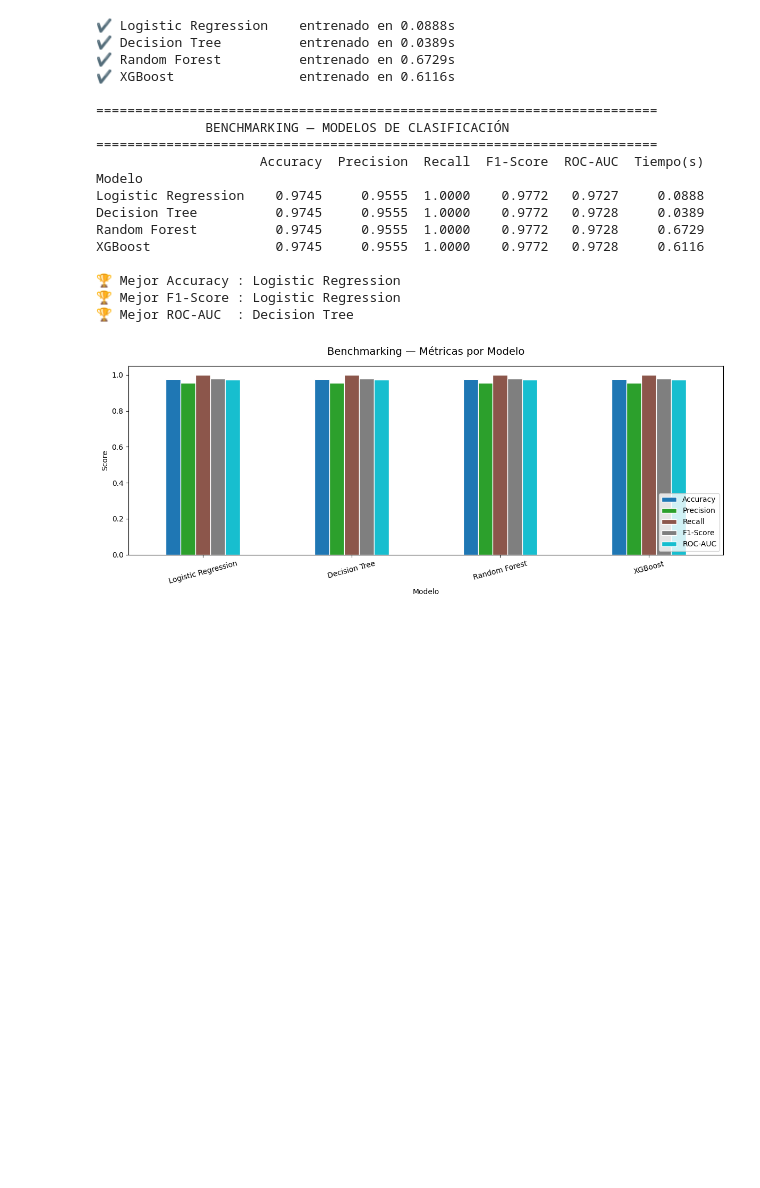
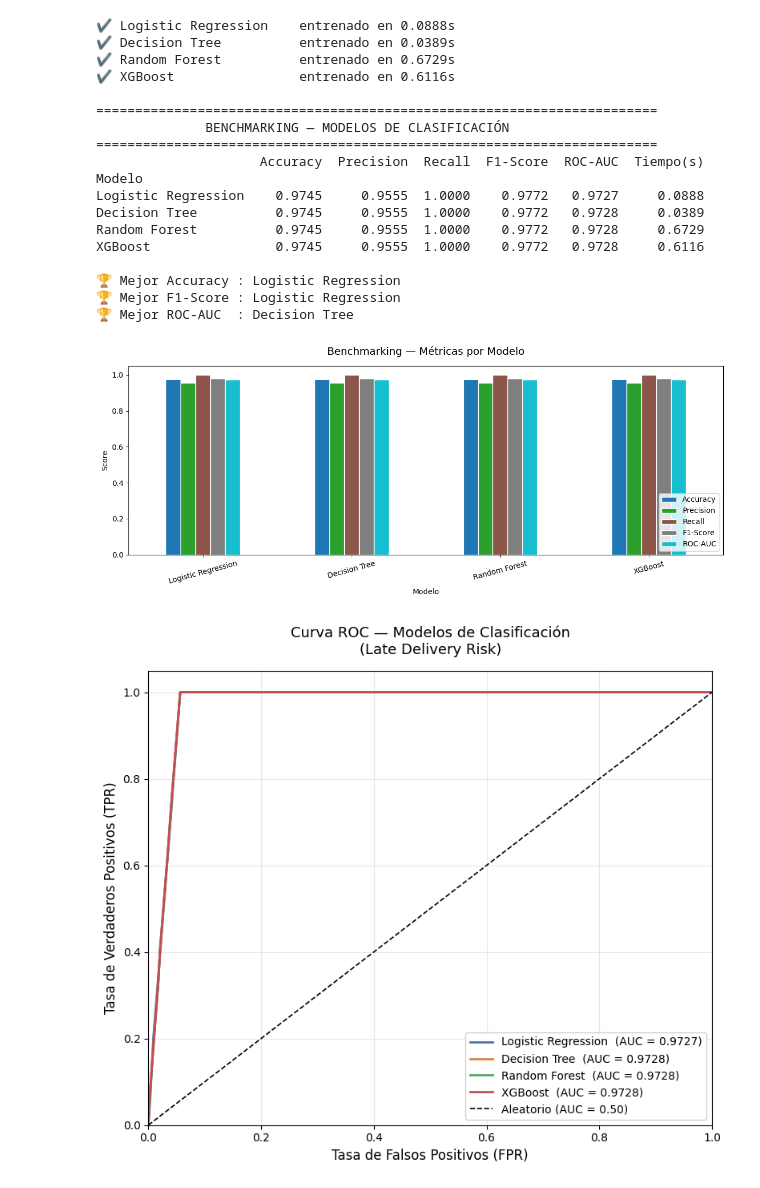
Before and after one commit to gonzakayunawel/SIID, a Jupyter notebook: notebooks/03.model.ipynb, the cells around one changed output. Cells and saved outputs as stored; diff of their text form; code cells hidden in the pictures; blank space fills up the shorter version.

```diff
--- a/notebooks/03.model.ipynb
+++ b/notebooks/03.model.ipynb
@@ -440,3 +449,59 @@ XGBoost                0.9745     0.9555  1.0000    0.9772   0.9728     0.6116
 🏆 Mejor F1-Score : Logistic Regression
 🏆 Mejor ROC-AUC  : Decision Tree
 [figure]
+# %%
+from sklearn.ensemble import RandomForestClassifier
+from sklearn.impute import SimpleImputer
+from sklearn.linear_model import LogisticRegression
+from sklearn.metrics import auc, roc_curve
+from sklearn.pipeline import Pipeline
+from sklearn.preprocessing import StandardScaler
+from sklearn.tree import DecisionTreeClassifier
+from xgboost import XGBClassifier
+
+# ── Modelos (misma config que el benchmarking) ─────────────────────────────────
+clf_models_roc = {
+    "Logistic Regression": LogisticRegression(max_iter=1000, random_state=42),
+    "Decision Tree":       DecisionTreeClassifier(max_depth=6, random_state=42),
+    "Random Forest":       RandomForestClassifier(n_estimators=100, max_depth=6,
+                                                  random_state=42, n_jobs=-1),
+    "XGBoost":             XGBClassifier(n_estimators=100, max_depth=6,
+                                         learning_rate=0.1, random_state=42,
+                                         eval_metric="logloss", verbosity=0),
+}
+
+# ── Figura ─────────────────────────────────────────────────────────────────────
+fig, ax = plt.subplots(figsize=(8, 7))
+
+colors = ["#4C72B0", "#DD8452", "#55A868", "#C44E52"]
+
+for (name, model), color in zip(clf_models_roc.items(), colors):
+    pipe = Pipeline([
+        ("imputer", SimpleImputer(strategy="median")),
+        ("scaler",  StandardScaler()),
+        ("model",   model),
+    ])
+    pipe.fit(X_train_f, y_train_f)
+    y_proba = pipe.predict_proba(X_test_f)[:, 1]
+
+    fpr, tpr, _ = roc_curve(y_test_f, y_proba)
+    roc_auc = auc(fpr, tpr)
+
+    ax.plot(fpr, tpr, color=color, lw=2,
+            label=f"{name}  (AUC = {roc_auc:.4f})")
+
+# Línea de referencia (clasificador aleatorio)
+ax.plot([0, 1], [0, 1], "k--", lw=1.2, label="Aleatorio (AUC = 0.50)")
+
+ax.set_xlim([0.0, 1.0])
+ax.set_ylim([0.0, 1.05])
+ax.set_xlabel("Tasa de Falsos Positivos (FPR)", fontsize=12)
+ax.set_ylabel("Tasa de Verdaderos Positivos (TPR)", fontsize=12)
+ax.set_title("Curva ROC — Modelos de Clasificación\n(Late Delivery Risk)", fontsize=13, pad=15)
+ax.legend(loc="lower right", fontsize=10, framealpha=0.9)
+ax.grid(alpha=0.3)
+
+plt.tight_layout()
+plt.show()
+# %% [output]
+[figure, added]
```
Also changed, not shown: parts of 4 cells of this notebook.
